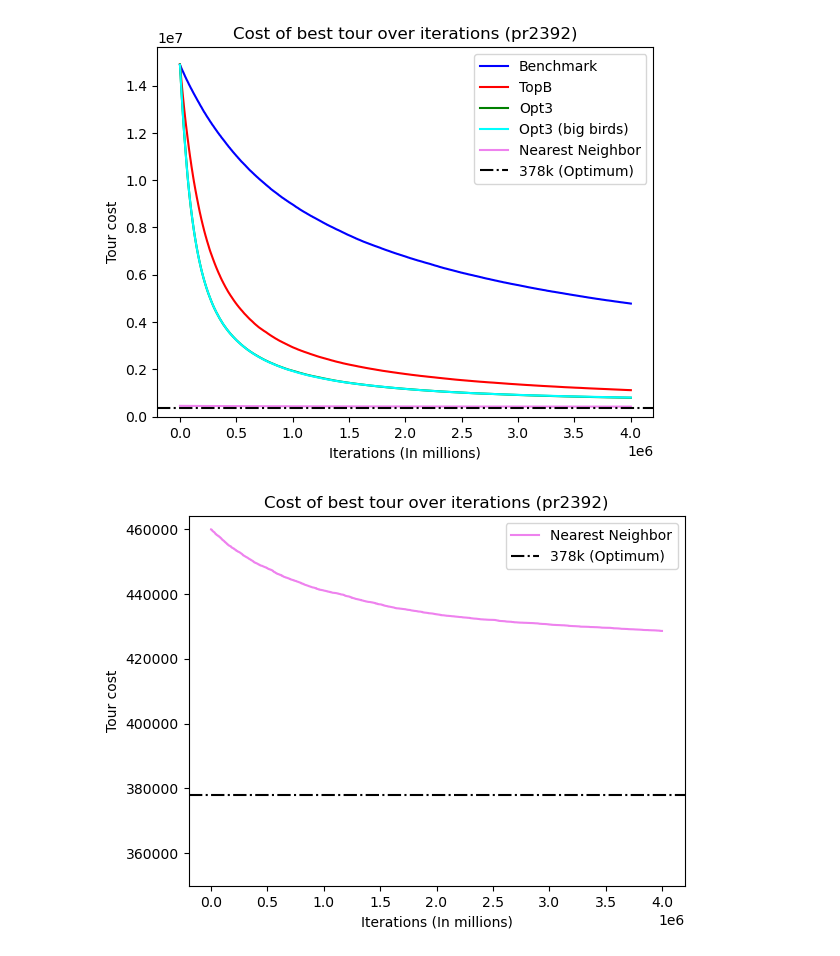
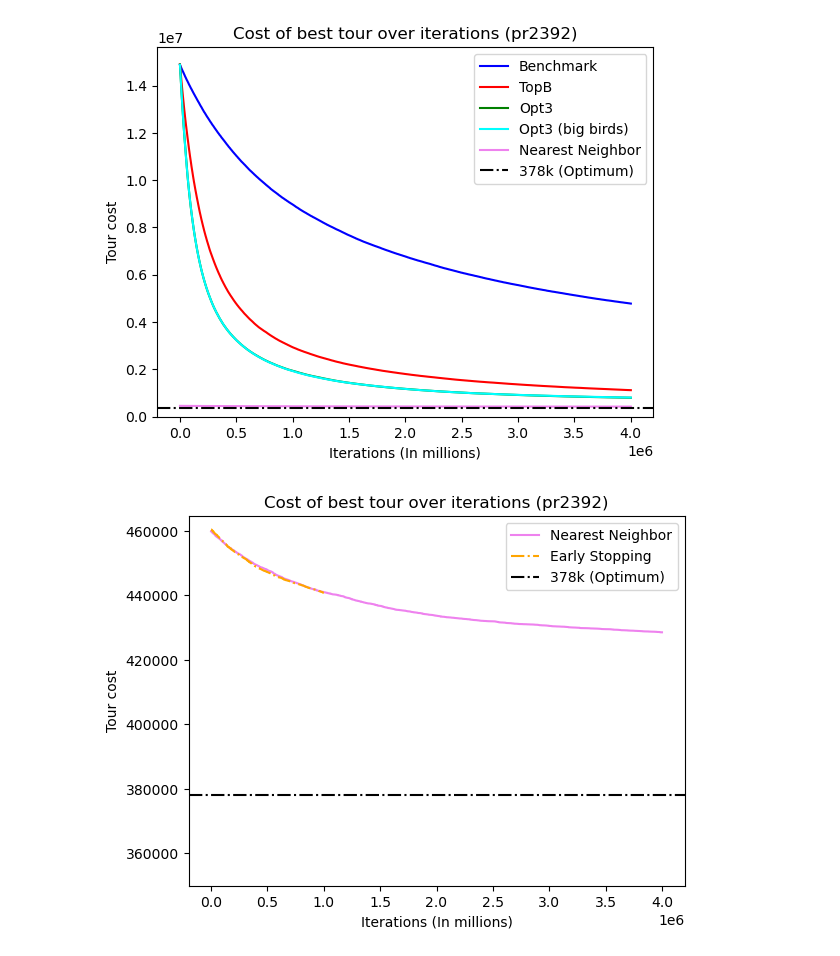
Before and after one commit to TimCares/AFB-Metaheuristic, a Jupyter notebook: src/vis/vis.ipynb, the cells around one changed output. Drawn from its saved outputs; the diff is of its cells as text; code cells hidden in the pictures.

```diff
--- a/src/vis/vis.ipynb
+++ b/src/vis/vis.ipynb
@@ -312,16 +312,16 @@ plt.show()
 [figure]
 # %%
 nn = pd.read_csv(f'{DATA_PATH}pr2392 19_12_2023, 11:26.csv', header=None).values
-#es = pd.read_csv(f'{DATA_PATH}pr2392 18_12_2023, 09:40.csv', header=None).values
-#es = es[:np.where(es == 0)[0][0]]
+es = pd.read_csv(f'{DATA_PATH}pr2392 19_12_2023, 11:31.csv', header=None).values
+es = es[:np.where(es == 0)[0][0]]
 plt.plot(nn, color='violet', label='Nearest Neighbor')
-#plt.plot(es, color='orange', label='Early Stopping', linestyle="-.")
+plt.plot(es, color='orange', label='Early Stopping', linestyle="-.")
 plt.axhline(y=378_032, color='black', linestyle='-.', label='378k (Optimum)')
 plt.ylabel('Tour cost')
 plt.xlabel('Iterations (In millions)')
 plt.ylim((350_000))
 plt.title("Cost of best tour over iterations (pr2392)")
 plt.legend()
 plt.show()
 # %% [output]
-[figure, old version]
+[figure, new version]
```
Also changed, not shown: 4 other files.
